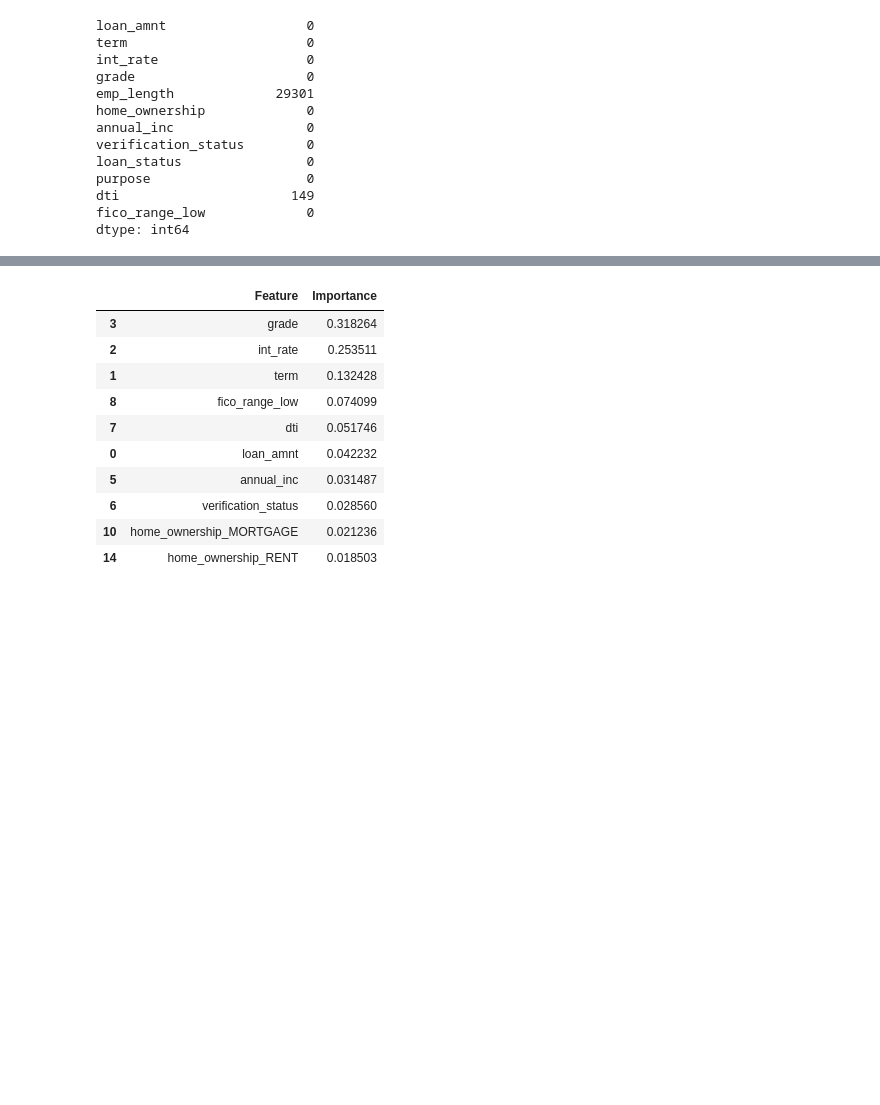
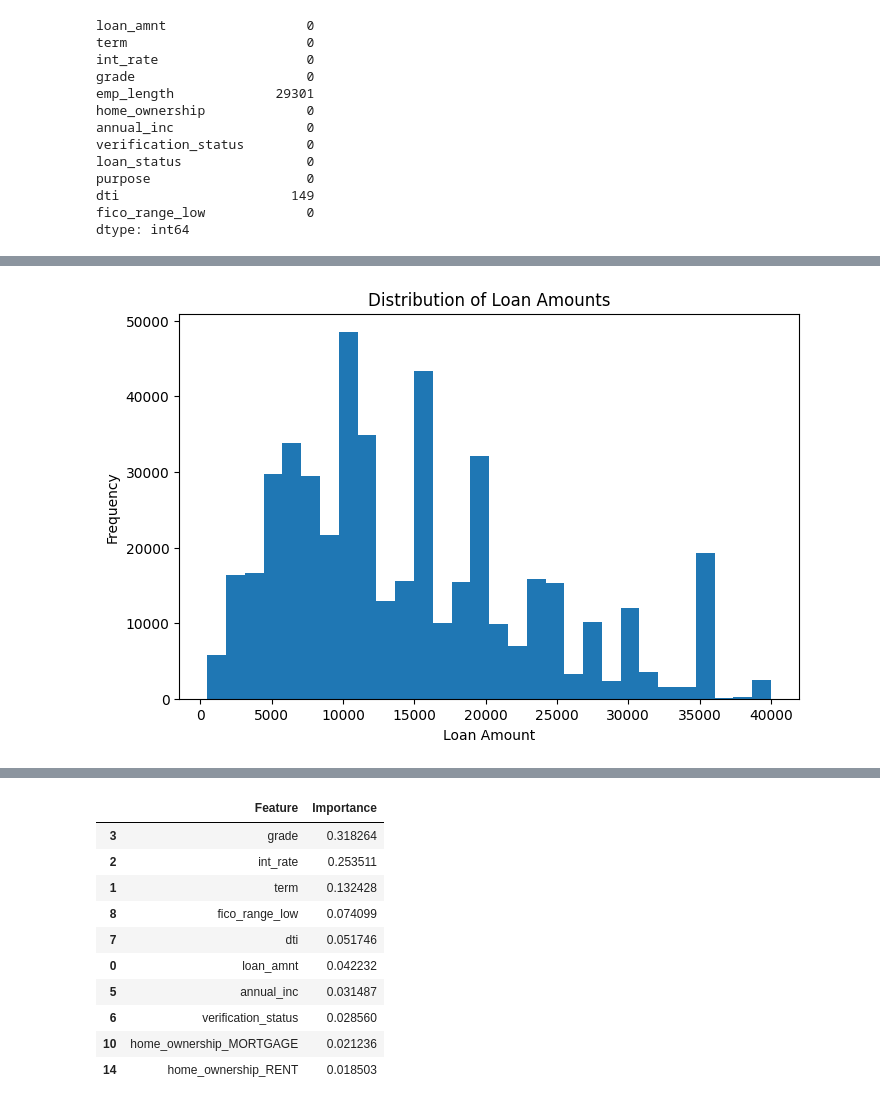
Before and after one commit to msilvadiaz/Loan-Risk-Machine-Learning-Model, a Jupyter notebook: analysis.ipynb, the cells around one changed output, grey strips where cells are left out. Cells and saved outputs as stored; diff of their text form; code cells hidden in the pictures; blank space fills up the shorter version.

```diff
--- a/analysis.ipynb
+++ b/analysis.ipynb
@@ -476,0 +314,9 @@ For credit risk, recall for defaults is especially important because it measures
+# %%
+plt.figure(figsize=(8, 5))
+plt.hist(df["loan_amnt"], bins=30)
+plt.title("Distribution of Loan Amounts")
+plt.xlabel("Loan Amount")
+plt.ylabel("Frequency")
+plt.show()
+# %% [output]
+[figure, added]
```
Also changed, not shown: parts of 68 cells of this notebook.
